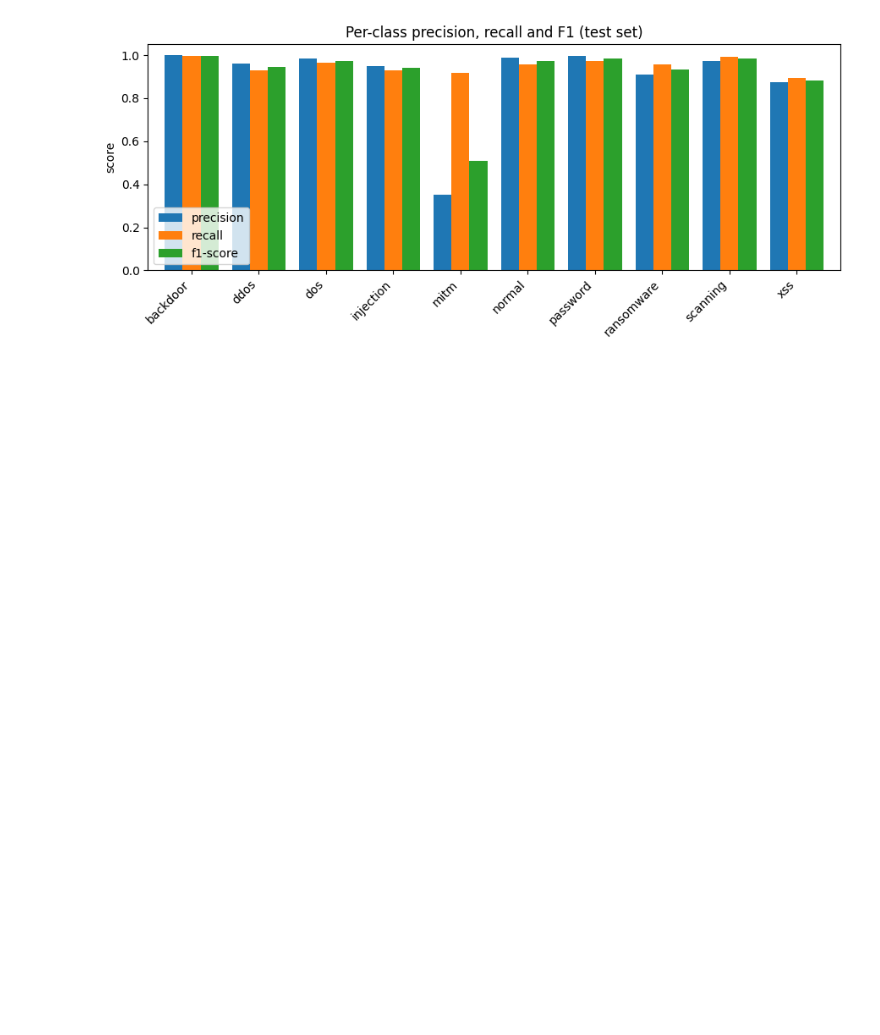
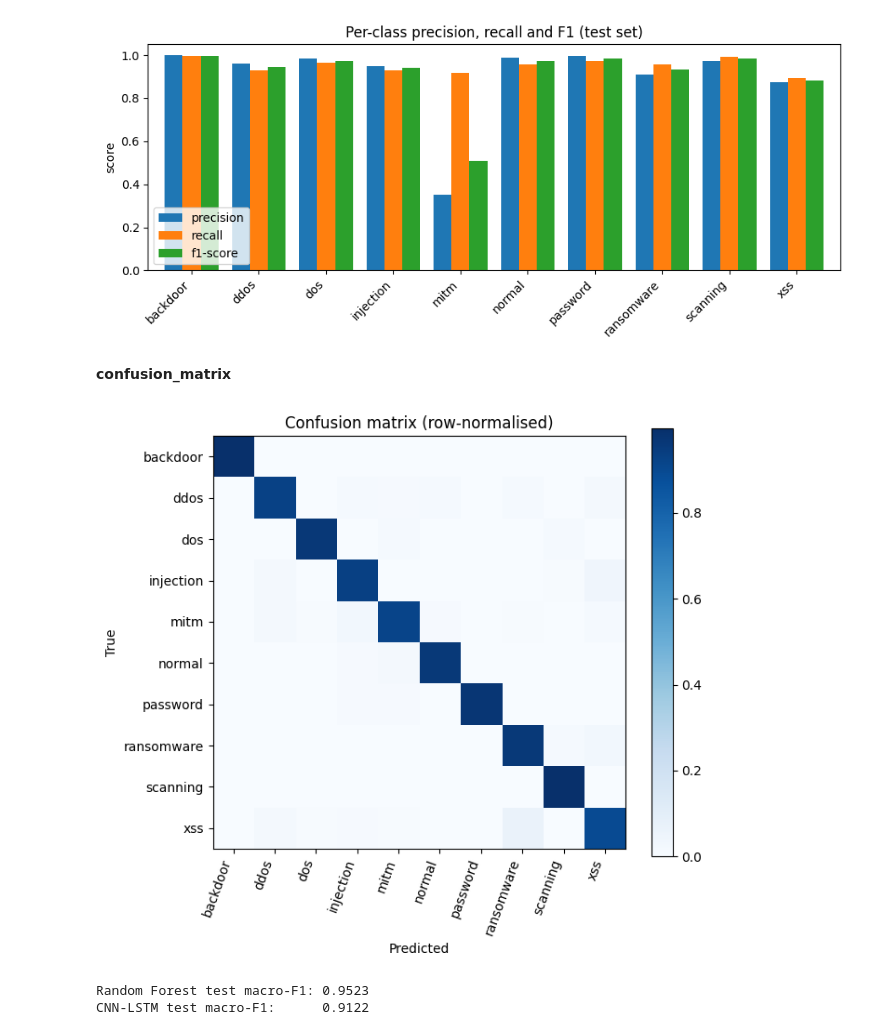
Before and after one commit to zeeshansafdar752/Research_Paper, a Jupyter notebook: ResearchPaper.ipynb, the cells around one changed output. Saved outputs shown, nothing was run; the diff lists cells and outputs as text; code cells hidden in the pictures; blank space fills up the shorter version.

Commit message:
confusion_matrix

```diff
--- a/ResearchPaper.ipynb
+++ b/ResearchPaper.ipynb
@@ -430,3 +430,23 @@ plt.legend(loc="lower left")
 plt.tight_layout(); plt.show()
 # %% [output]
 [figure]
+# %% [markdown]
+**confusion_matrix**
+# %%
+cm = confusion_matrix(y_test, test_pred)
+cm_norm = cm / cm.sum(1, keepdims=True)
+plt.figure(figsize=(7, 6))
+plt.imshow(cm_norm, cmap="Blues")
+plt.xticks(range(len(class_names)), class_names, rotation=70, ha="right")
+plt.yticks(range(len(class_names)), class_names)
+plt.xlabel("Predicted"); plt.ylabel("True"); plt.title("Confusion matrix (row-normalised)")
+plt.colorbar(); plt.tight_layout(); plt.show()
+
+# baseline on the same test set
+rf_test = rf.predict(Xte)
+print("Random Forest test macro-F1:", round(f1_score(y_test, rf_test, average="macro"), 4))
+print("CNN-LSTM test macro-F1:     ", round(f1, 4))
+# %% [output]
+[figure, added]
+Random Forest test macro-F1: 0.9523
+CNN-LSTM test macro-F1:      0.9122
```
